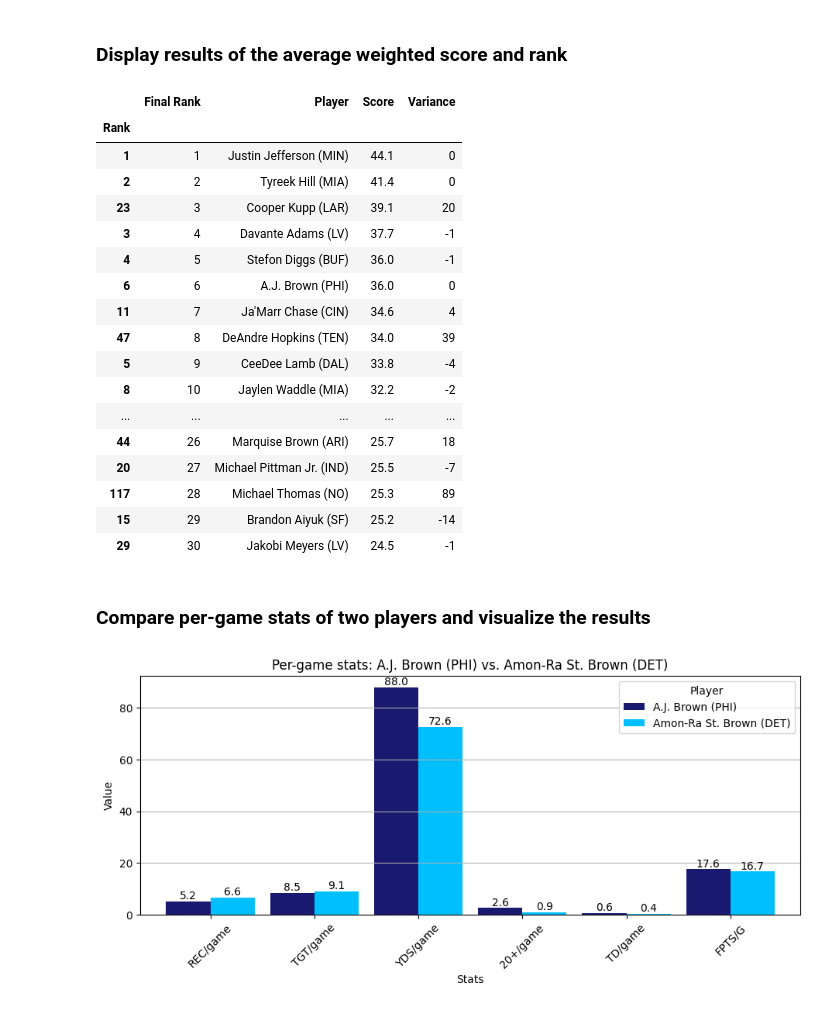
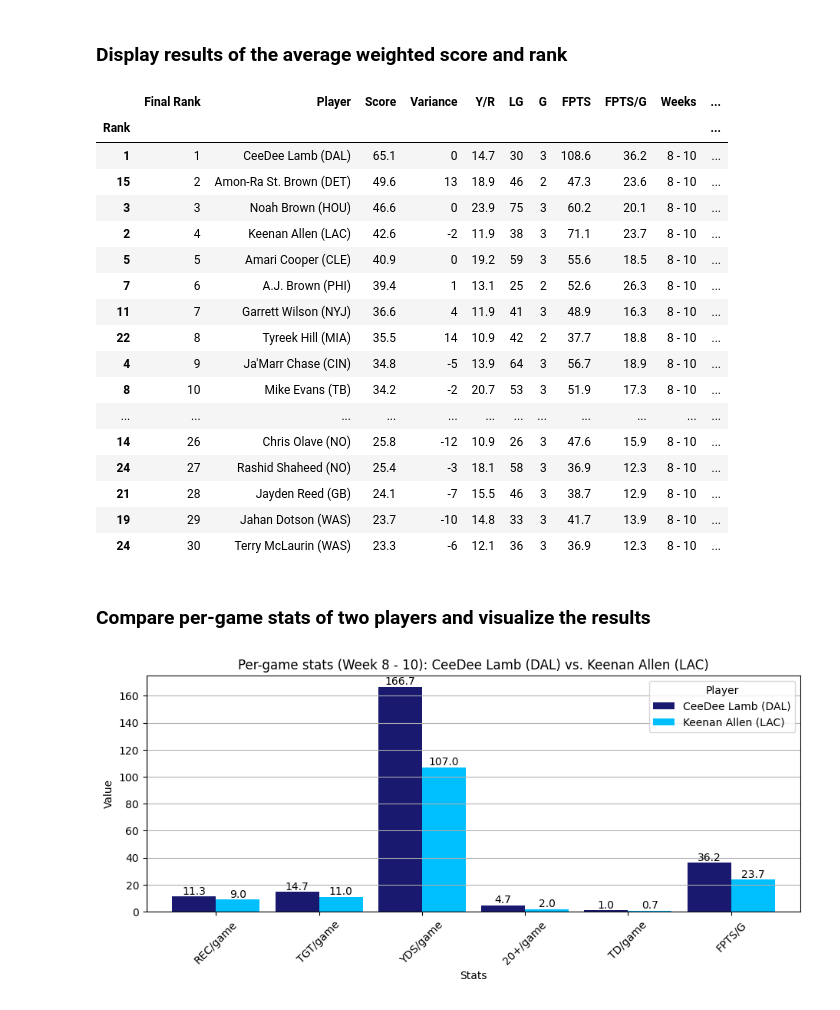
Before and after one commit to meltangonan/fantasy-football, a Jupyter notebook: WR Model.ipynb, the cells around one changed output. Drawn from its saved outputs; the diff is of its cells as text; code cells hidden in the pictures.

Commit message:
weekly functionality, excel export

```diff
--- a/WR Model.ipynb
+++ b/WR Model.ipynb
@@ -69,10 +2,0 @@ dtype: object
-# %%
-# Convert columns with object data type, excluding certain columns
-convert = df.select_dtypes('object').columns.difference(['Player'])
-df[convert] = df[convert].apply(lambda x: pd.to_numeric(x.str.replace(',', ''), errors='coerce')).fillna(0)
-
-# Convert specific columns to desired data types
-df['Rank'] = df['Rank'].astype('Int64')
-
-# Verify the data types
-df.dtypes
@@ -116,7 +80,7 @@ df.head(10)
 per_game = list(df.columns[2:])
 
 # Define columns to exclude from the per-game calculation
-exclude_per_game = ['Y/R', 'LG', 'G', 'FPTS', 'FPTS/G']
+exclude_per_game = ['Y/R', 'LG', 'G', 'FPTS', 'FPTS/G', 'Weeks']
 
 # Create columns and convert stats to a per-game basis for the defined columns, not those in the exclude list
 for col in per_game:
@@ -144,7 +108,7 @@ df[['Rank', 'Player'] + final_columns].head(10)
 ### Calculate the correlations for the final stats across different conditions
 # %%
 # Define columns and columns to exclude for correlation calculation, from final columns
-exclude_corr = ['FPTS/G', 'FPTS', 'G']
+exclude_corr = ['FPTS/G', 'FPTS', 'G', 'Weeks']
 corr_columns = [col for col in final_columns if col not in exclude_corr]
 
 # Define a function to calculate correlations
@@ -279,28 +239,30 @@ df['Variance'] = df['Rank'] - df['Final Rank']
 ### Display results of the average weighted score and rank
 # %%
 # Display the results for the select columns
-analysis = df[['Rank', 'Final Rank', 'Player', 'Score', 'Variance']]
+analysis = df[['Rank', 'Final Rank', 'Player', 'Score', 'Variance'] + final_columns]
 analysis.set_index('Rank', inplace=True)
-analysis.sort_values(by='Final Rank', ascending=True).head(30)
+analysis = analysis.sort_values(by='Final Rank', ascending=True)
+analysis.to_excel("WR_Analysis.xlsx", index=False)
+analysis.head(30)
 # %% [output]
-|  | Final Rank | Player | Score | Variance |
-| Rank |  |  |  |  |
-| 1 | 1 | Justin Jefferson (MIN) | 44.1 | 0 |
-| 2 | 2 | Tyreek Hill (MIA) | 41.4 | 0 |
-| 23 | 3 | Cooper Kupp (LAR) | 39.1 | 20 |
-| 3 | 4 | Davante Adams (LV) | 37.7 | -1 |
-| 4 | 5 | Stefon Diggs (BUF) | 36.0 | -1 |
-| 6 | 6 | A.J. Brown (PHI) | 36.0 | 0 |
-| 11 | 7 | Ja'Marr Chase (CIN) | 34.6 | 4 |
-| 47 | 8 | DeAndre Hopkins (TEN) | 34.0 | 39 |
-| 5 | 9 | CeeDee Lamb (DAL) | 33.8 | -4 |
-| 8 | 10 | Jaylen Waddle (MIA) | 32.2 | -2 |
-| ... | ... | ... | ... | ... |
-| 44 | 26 | Marquise Brown (ARI) | 25.7 | 18 |
-| 20 | 27 | Michael Pittman Jr. (IND) | 25.5 | -7 |
-| 117 | 28 | Michael Thomas (NO) | 25.3 | 89 |
-| 15 | 29 | Brandon Aiyuk (SF) | 25.2 | -14 |
-| 29 | 30 | Jakobi Meyers (LV) | 24.5 | -1 |
+|  | Final Rank | Player | Score | Variance | Y/R | LG | G | FPTS | FPTS/G | Weeks | ... |
+| Rank |  |  |  |  |  |  |  |  |  |  | ... |
+| 1 | 1 | CeeDee Lamb (DAL) | 65.1 | 0 | 14.7 | 30 | 3 | 108.6 | 36.2 | 8 - 10 | ... |
+| 15 | 2 | Amon-Ra St. Brown (DET) | 49.6 | 13 | 18.9 | 46 | 2 | 47.3 | 23.6 | 8 - 10 | ... |
+| 3 | 3 | Noah Brown (HOU) | 46.6 | 0 | 23.9 | 75 | 3 | 60.2 | 20.1 | 8 - 10 | ... |
+| 2 | 4 | Keenan Allen (LAC) | 42.6 | -2 | 11.9 | 38 | 3 | 71.1 | 23.7 | 8 - 10 | ... |
+| 5 | 5 | Amari Cooper (CLE) | 40.9 | 0 | 19.2 | 59 | 3 | 55.6 | 18.5 | 8 - 10 | ... |
+| 7 | 6 | A.J. Brown (PHI) | 39.4 | 1 | 13.1 | 25 | 2 | 52.6 | 26.3 | 8 - 10 | ... |
+| 11 | 7 | Garrett Wilson (NYJ) | 36.6 | 4 | 11.9 | 41 | 3 | 48.9 | 16.3 | 8 - 10 | ... |
+| 22 | 8 | Tyreek Hill (MIA) | 35.5 | 14 | 10.9 | 42 | 2 | 37.7 | 18.8 | 8 - 10 | ... |
+| 4 | 9 | Ja'Marr Chase (CIN) | 34.8 | -5 | 13.9 | 64 | 3 | 56.7 | 18.9 | 8 - 10 | ... |
+| 8 | 10 | Mike Evans (TB) | 34.2 | -2 | 20.7 | 53 | 3 | 51.9 | 17.3 | 8 - 10 | ... |
+| ... | ... | ... | ... | ... | ... | ... | ... | ... | ... | ... | ... |
+| 14 | 26 | Chris Olave (NO) | 25.8 | -12 | 10.9 | 26 | 3 | 47.6 | 15.9 | 8 - 10 | ... |
+| 24 | 27 | Rashid Shaheed (NO) | 25.4 | -3 | 18.1 | 58 | 3 | 36.9 | 12.3 | 8 - 10 | ... |
+| 21 | 28 | Jayden Reed (GB) | 24.1 | -7 | 15.5 | 46 | 3 | 38.7 | 12.9 | 8 - 10 | ... |
+| 19 | 29 | Jahan Dotson (WAS) | 23.7 | -10 | 14.8 | 33 | 3 | 41.7 | 13.9 | 8 - 10 | ... |
+| 24 | 30 | Terry McLaurin (WAS) | 23.3 | -6 | 12.1 | 36 | 3 | 36.9 | 12.3 | 8 - 10 | ... |
 # %% [markdown]
 ### Compare per-game stats of two players and visualize the results
 # %%
@@ -321,32 +283,32 @@ compare_columns = [col.replace('_weighted', '') for col in avg]
 
 # Define a function to compare per-game stats of two players
 def compare(player1, player2):
 
     # Plot the data
     chart = players[compare_columns].T.plot(kind='bar',
                                             color=['midnightblue', 'deepskyblue'],
                                             width=0.85,
                                             figsize=(11,4))
 
     # Format chart
-    plt.title(f'Per-game stats: {player1} vs. {player2}')
+    plt.title(f'Per-game stats (Week {weeks}): {player1} vs. {player2}')
     plt.xlabel('Stats')
     plt.ylabel('Value')
     plt.grid(axis='y')
     plt.xticks(rotation=45)
 
     # Add data labels above the bars
     for p in chart.patches:
         chart.annotate(f'{p.get_height():.1f}',
                     (p.get_x() + p.get_width() / 2., p.get_height()),
                     ha = 'center', va = 'center',
                     xytext = (0, 5),
                     textcoords = 'offset points')
 
     plt.show()
 
 # Call the 'compare' function which creates and displays the visualization
 compare(player1_match, player2_match)
 players[['Final Rank'] + final_columns]
 # %% [output]
-[figure, old version]
+[figure, new version]
```
Also changed, not shown: parts of 16 cells of this notebook, 8 other files.
